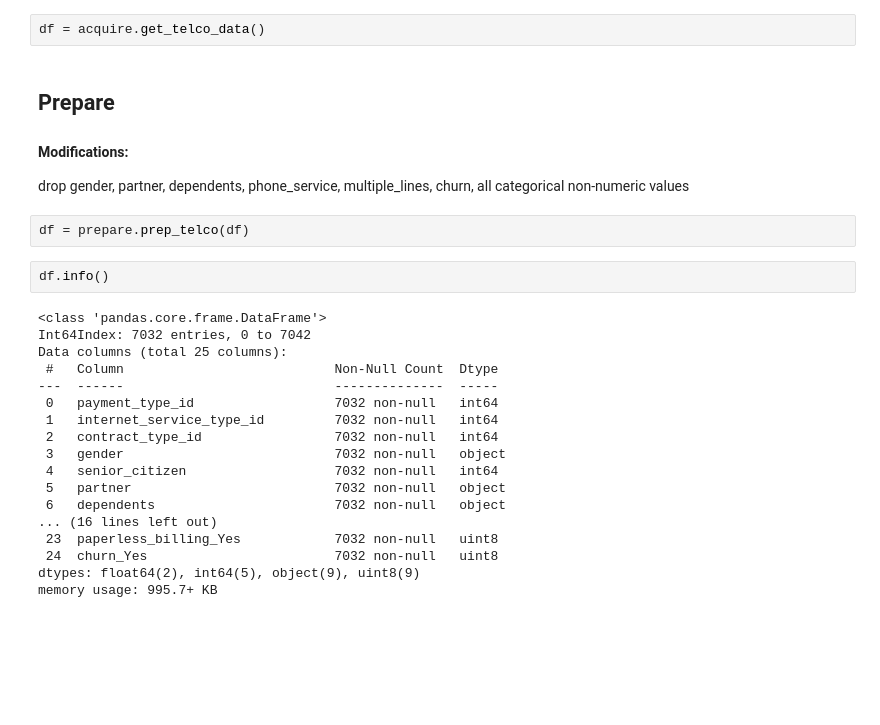
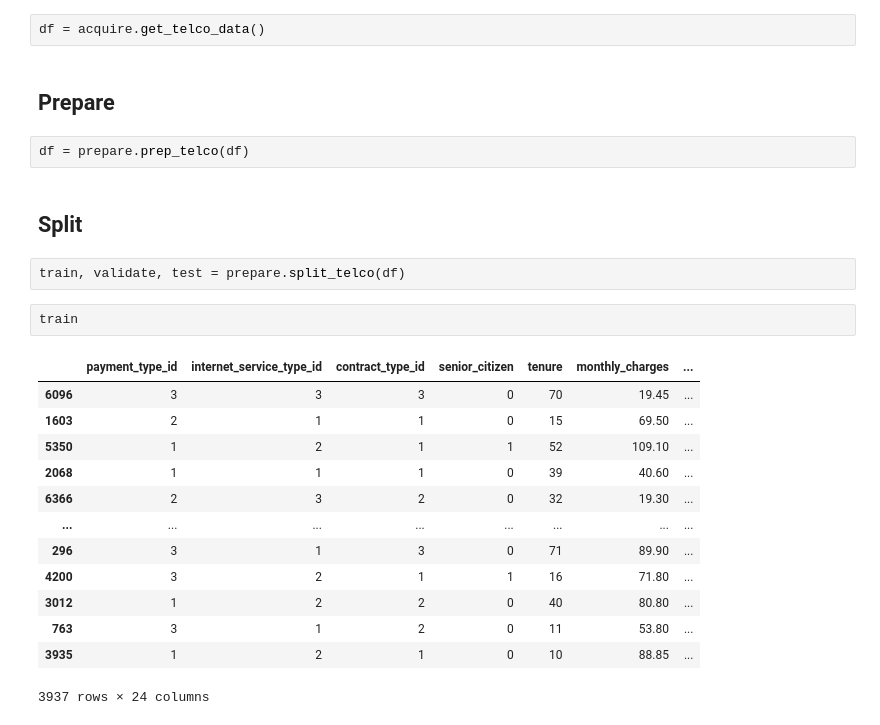
Before and after one commit to wheelerjoshua/telco_classification_project, a Jupyter notebook: telco_work_notebook.ipynb, the cells around one changed output. Cells and saved outputs as stored; diff of their text form; blank space fills up the shorter version.

```diff
--- a/telco_work_notebook.ipynb
+++ b/telco_work_notebook.ipynb
@@ -35,28 +37,25 @@ import prepare
 df = acquire.get_telco_data()
 # %% [markdown]
 ## Prepare
-
-#### Modifications:
-drop gender, partner, dependents, phone_service, multiple_lines, churn, all categorical non-numeric values
 # %%
 df = prepare.prep_telco(df)
-# %%
-df.info()
-# %% [output]
-<class 'pandas.core.frame.DataFrame'>
-Int64Index: 7032 entries, 0 to 7042
-Data columns (total 25 columns):
- #   Column                           Non-Null Count  Dtype
----  ------                           --------------  -----
- 0   payment_type_id                  7032 non-null   int64
- 1   internet_service_type_id         7032 non-null   int64
- 2   contract_type_id                 7032 non-null   int64
- 3   gender                           7032 non-null   object
- 4   senior_citizen                   7032 non-null   int64
- 5   partner                          7032 non-null   object
- 6   dependents                       7032 non-null   object
-... (16 lines left out)
- 23  paperless_billing_Yes            7032 non-null   uint8
- 24  churn_Yes                        7032 non-null   uint8
-dtypes: float64(2), int64(5), object(9), uint8(9)
-memory usage: 995.7+ KB
+# %% [markdown]
+## Split
+# %%
+train, validate, test = prepare.split_telco(df)
+# %%
+train
+# %% [output]
+|  | payment_type_id | internet_service_type_id | contract_type_id | senior_citizen | tenure | monthly_charges | ... |
+| 6096 | 3 | 3 | 3 | 0 | 70 | 19.45 | ... |
+| 1603 | 2 | 1 | 1 | 0 | 15 | 69.50 | ... |
+| 5350 | 1 | 2 | 1 | 1 | 52 | 109.10 | ... |
+| 2068 | 1 | 1 | 1 | 0 | 39 | 40.60 | ... |
+| 6366 | 2 | 3 | 2 | 0 | 32 | 19.30 | ... |
+| ... | ... | ... | ... | ... | ... | ... | ... |
+| 296 | 3 | 1 | 3 | 0 | 71 | 89.90 | ... |
+| 4200 | 3 | 2 | 1 | 1 | 16 | 71.80 | ... |
+| 3012 | 1 | 2 | 2 | 0 | 40 | 80.80 | ... |
+| 763 | 3 | 1 | 2 | 0 | 11 | 53.80 | ... |
+| 3935 | 1 | 2 | 1 | 0 | 10 | 88.85 | ... |
+3937 rows × 24 columns
```
Also changed, not shown: parts of 35 cells of this notebook, 1 other file.
